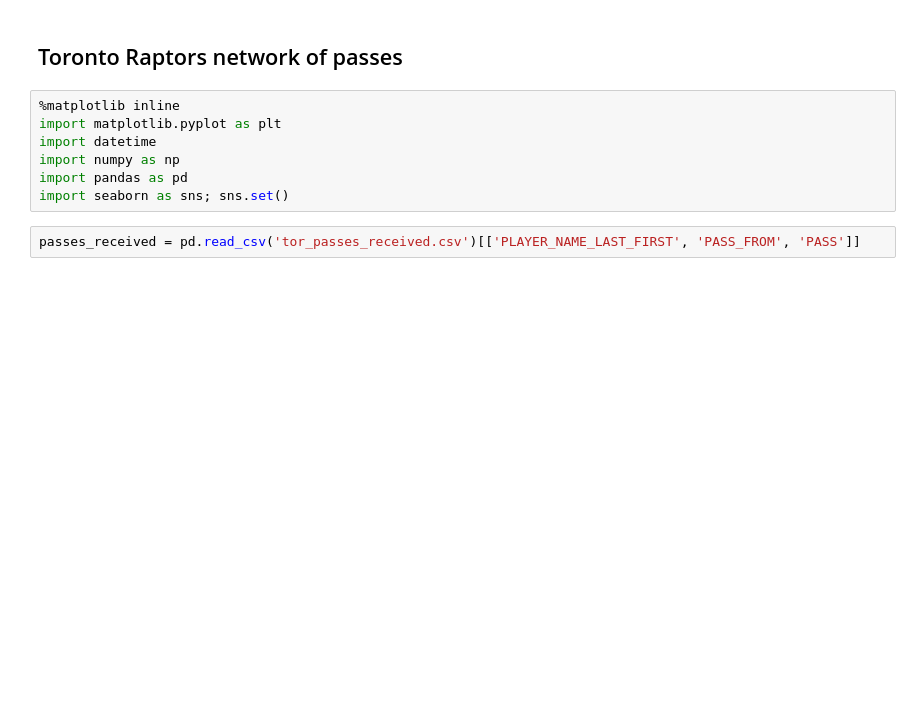
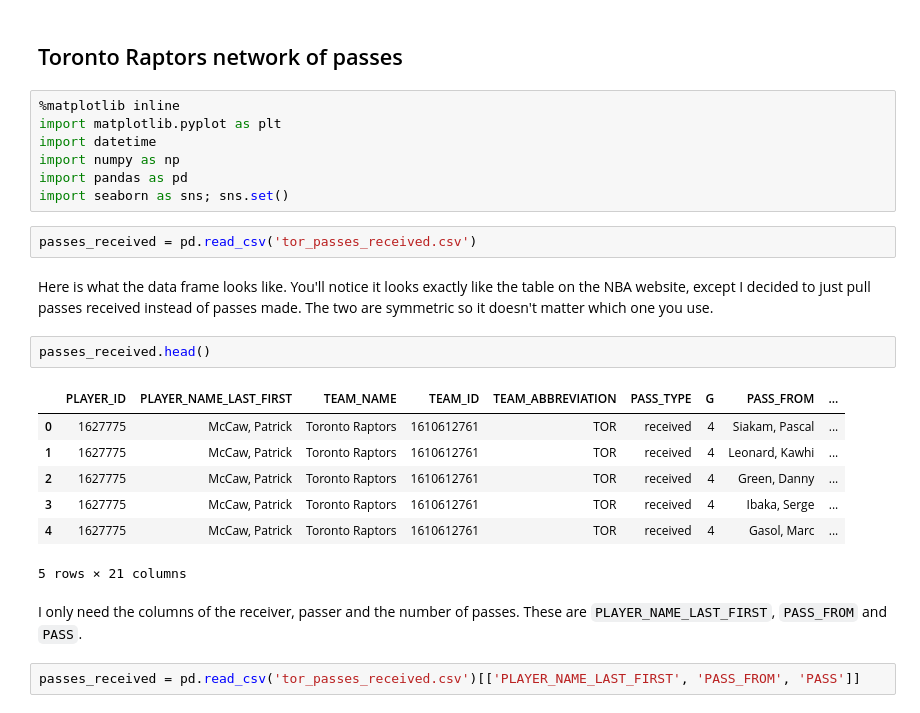
Before and after one commit to monicamow/nba_passes, a Jupyter notebook: raptors_passes.ipynb, the cells around one changed output. Cells and saved outputs as stored; diff of their text form; blank space fills up the shorter version.

```diff
--- a/raptors_passes.ipynb
+++ b/raptors_passes.ipynb
@@ -36,6 +40,22 @@ import datetime
 import numpy as np
 import pandas as pd
 import seaborn as sns; sns.set()
+# %%
+passes_received = pd.read_csv('tor_passes_received.csv')
+# %% [markdown]
+Here is what the data frame looks like. You'll notice it looks exactly like the table on the NBA website, except I decided to just pull passes received instead of passes made. The two are symmetric so it doesn't matter which one you use.
+# %%
+passes_received.head()
+# %% [output]
+|  | PLAYER_ID | PLAYER_NAME_LAST_FIRST | TEAM_NAME | TEAM_ID | TEAM_ABBREVIATION | PASS_TYPE | G | PASS_FROM | ... |
+| 0 | 1627775 | McCaw, Patrick | Toronto Raptors | 1610612761 | TOR | received | 4 | Siakam, Pascal | ... |
+| 1 | 1627775 | McCaw, Patrick | Toronto Raptors | 1610612761 | TOR | received | 4 | Leonard, Kawhi | ... |
+| 2 | 1627775 | McCaw, Patrick | Toronto Raptors | 1610612761 | TOR | received | 4 | Green, Danny | ... |
+| 3 | 1627775 | McCaw, Patrick | Toronto Raptors | 1610612761 | TOR | received | 4 | Ibaka, Serge | ... |
+| 4 | 1627775 | McCaw, Patrick | Toronto Raptors | 1610612761 | TOR | received | 4 | Gasol, Marc | ... |
+5 rows × 21 columns
+# %% [markdown]
+I only need the columns of the receiver, passer and the number of passes. These are `PLAYER_NAME_LAST_FIRST`, `PASS_FROM` and `PASS`.
 # %%
 passes_received = pd.read_csv('tor_passes_received.csv')[['PLAYER_NAME_LAST_FIRST', 'PASS_FROM', 'PASS']]
 # %% [markdown]
```
Also changed, not shown: parts of 4 cells of this notebook.
